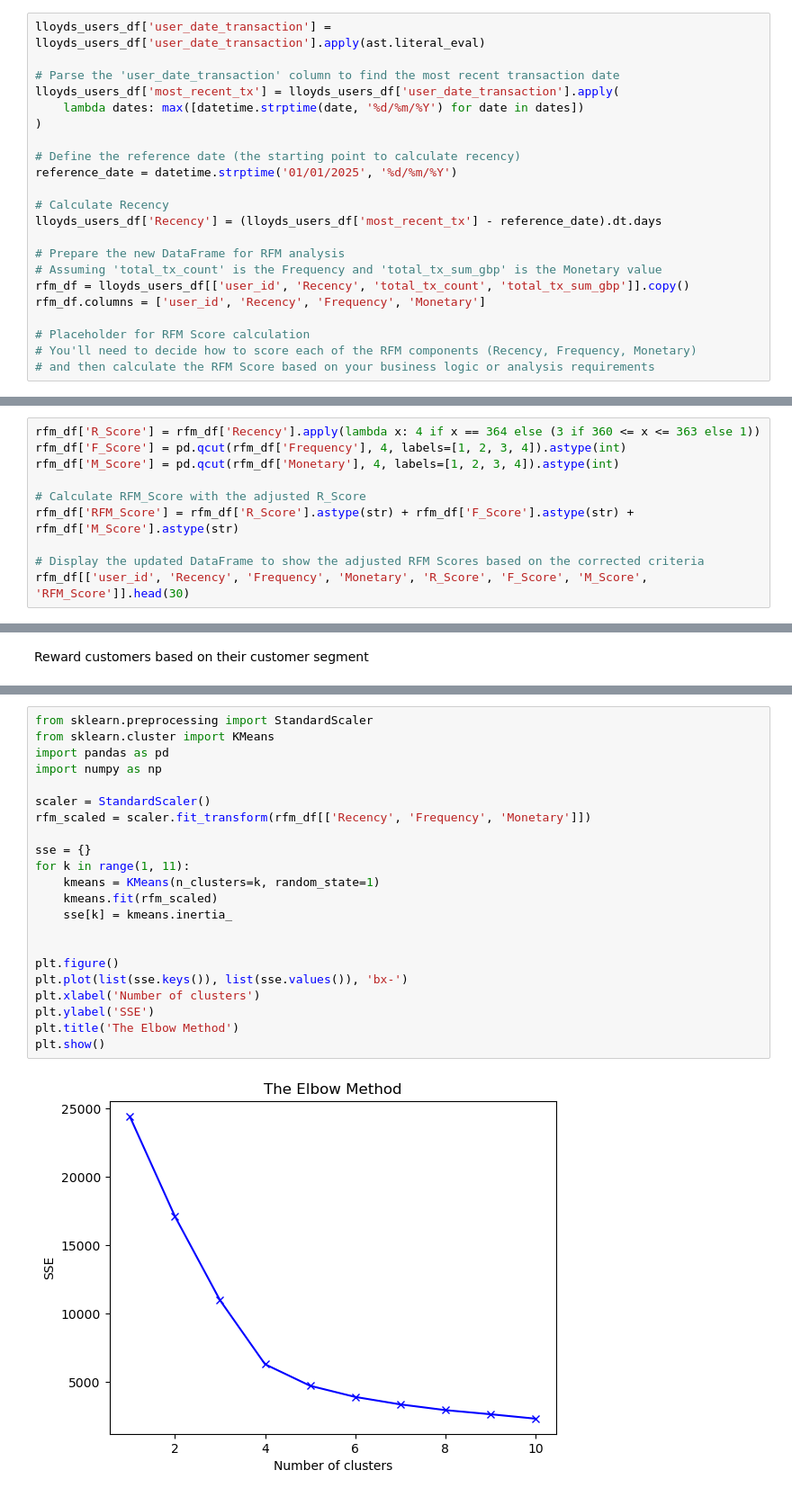
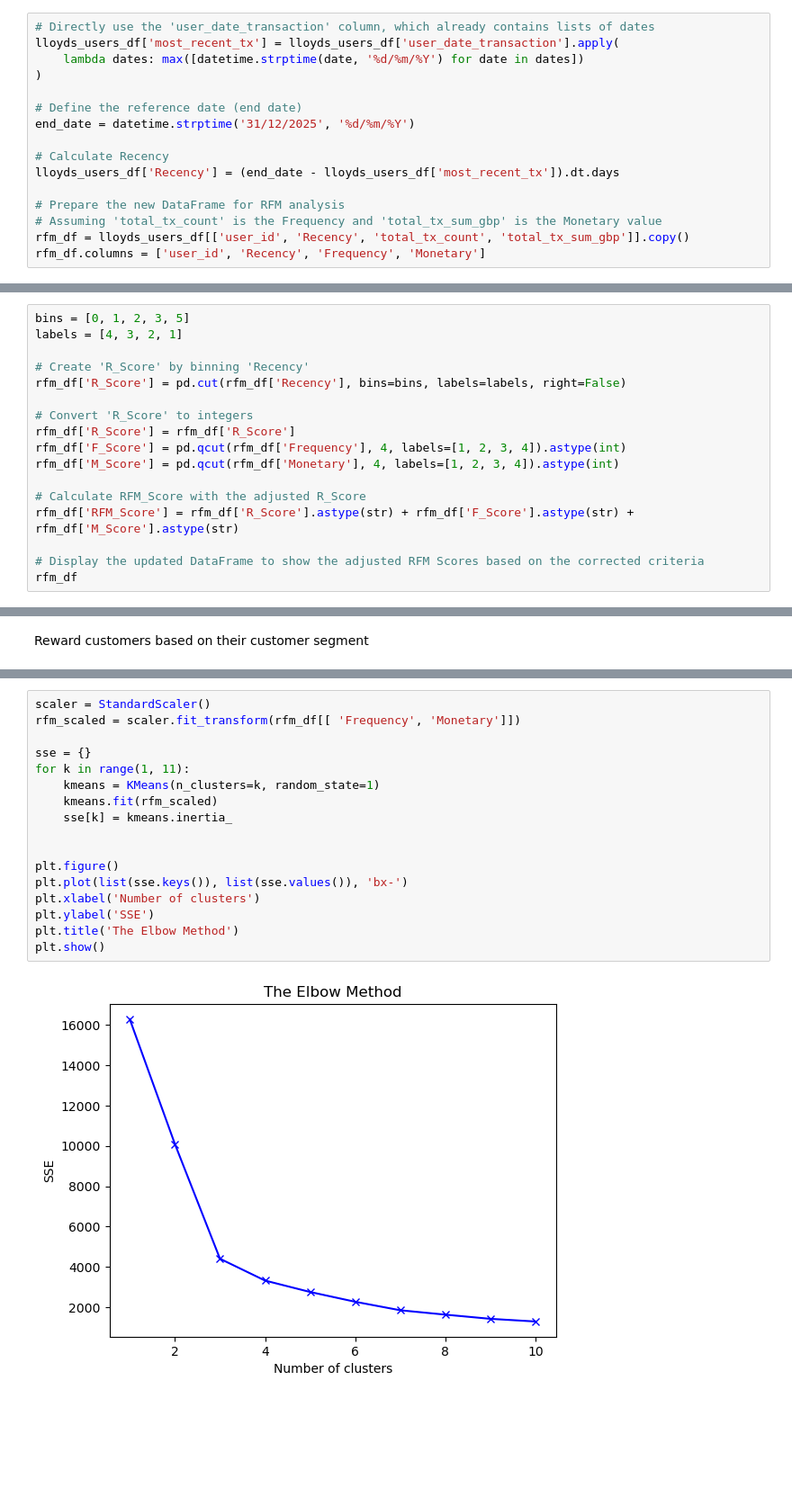
Before and after one commit to UoB-DSMP-2023-24/dsmp-2024-group27, a Jupyter notebook: RfmAnalysis/RFM analysis .ipynb, the cells around one changed output, grey strips where cells are left out. Shown at 90% size. Drawn from its saved outputs; the diff is of its cells as text; blank space fills up the shorter version.

```diff
--- a/RfmAnalysis/RFM analysis .ipynb
+++ b/RfmAnalysis/RFM analysis .ipynb
@@ -33,25 +49,19 @@ lloyds_users_df
 # %% [markdown]
 To calculate the recency value, I will calculate the days between the first date recorded (01/01/2025) and the user's most recent date of transaction. The Frequency value is from the 'total_tx_count' column, and the Monetary value is from the 'total_tx_sum_gbp' column.
 # %%
-lloyds_users_df['user_date_transaction'] = lloyds_users_df['user_date_transaction'].apply(ast.literal_eval)
-
-# Parse the 'user_date_transaction' column to find the most recent transaction date
+# Directly use the 'user_date_transaction' column, which already contains lists of dates
 lloyds_users_df['most_recent_tx'] = lloyds_users_df['user_date_transaction'].apply(
     lambda dates: max([datetime.strptime(date, '%d/%m/%Y') for date in dates])
 )
 
-# Define the reference date (the starting point to calculate recency)
-reference_date = datetime.strptime('01/01/2025', '%d/%m/%Y')
+# Define the reference date (end date)
+end_date = datetime.strptime('31/12/2025', '%d/%m/%Y')
 
 # Calculate Recency
-lloyds_users_df['Recency'] = (lloyds_users_df['most_recent_tx'] - reference_date).dt.days
+lloyds_users_df['Recency'] = (end_date - lloyds_users_df['most_recent_tx']).dt.days
 
 # Prepare the new DataFrame for RFM analysis
 # Assuming 'total_tx_count' is the Frequency and 'total_tx_sum_gbp' is the Monetary value
 rfm_df = lloyds_users_df[['user_id', 'Recency', 'total_tx_count', 'total_tx_sum_gbp']].copy()
 rfm_df.columns = ['user_id', 'Recency', 'Frequency', 'Monetary']
-
-# Placeholder for RFM Score calculation
-# You'll need to decide how to score each of the RFM components (Recency, Frequency, Monetary)
-# and then calculate the RFM Score based on your business logic or analysis requirements
 # %%
@@ -113,7 +119,14 @@ plt.show()
 # %% [markdown]
 There are many ways to calculate the RFM scores. After exploring my data and researching papers on RFM analysis, I decided to use a scale of 1-4 rather than 1-5 (the common way) given there is only 8142 unique customers in the dataset. Moreover, I will be assigning the scores for Frequency and Monetary values through using quartiles, since there is enough variation in the data to be split into 4 groups. However, all unique accounts seemed to have completed transactions in the last 5 days of the year. Therefore, I will assign a highest score of 4 to all of those who spent money on the last day of the year, and give the accounts who spent in the last 5 days of the year a 3.
 # %%
-rfm_df['R_Score'] = rfm_df['Recency'].apply(lambda x: 4 if x == 364 else (3 if 360 <= x <= 363 else 1))
+bins = [0, 1, 2, 3, 5]
+labels = [4, 3, 2, 1]
+
+# Create 'R_Score' by binning 'Recency'
+rfm_df['R_Score'] = pd.cut(rfm_df['Recency'], bins=bins, labels=labels, right=False)
+
+# Convert 'R_Score' to integers
+rfm_df['R_Score'] = rfm_df['R_Score']
 rfm_df['F_Score'] = pd.qcut(rfm_df['Frequency'], 4, labels=[1, 2, 3, 4]).astype(int)
 rfm_df['M_Score'] = pd.qcut(rfm_df['Monetary'], 4, labels=[1, 2, 3, 4]).astype(int)
 
@@ -121,6 +134,6 @@ rfm_df['M_Score'] = pd.qcut(rfm_df['Monetary'], 4, labels=[1, 2, 3, 4]).astype(i
 rfm_df['RFM_Score'] = rfm_df['R_Score'].astype(str) + rfm_df['F_Score'].astype(str) + rfm_df['M_Score'].astype(str)
 
 # Display the updated DataFrame to show the adjusted RFM Scores based on the corrected criteria
-rfm_df[['user_id', 'Recency', 'Frequency', 'Monetary', 'R_Score', 'F_Score', 'M_Score', 'RFM_Score']].head(30)
+rfm_df
 # %% [output]
 |  | user_id | Recency | Frequency | Monetary | R_Score | F_Score | M_Score | RFM_Score |
@@ -216,24 +207,19 @@ Reward customers based on their customer segment
 # %%
-from sklearn.preprocessing import StandardScaler
-from sklearn.cluster import KMeans
-import pandas as pd
-import numpy as np
-
 scaler = StandardScaler()
-rfm_scaled = scaler.fit_transform(rfm_df[['Recency', 'Frequency', 'Monetary']])
+rfm_scaled = scaler.fit_transform(rfm_df[[ 'Frequency', 'Monetary']])
 
 sse = {}
 for k in range(1, 11):
     kmeans = KMeans(n_clusters=k, random_state=1)
     kmeans.fit(rfm_scaled)
     sse[k] = kmeans.inertia_
 
 
 plt.figure()
 plt.plot(list(sse.keys()), list(sse.values()), 'bx-')
 plt.xlabel('Number of clusters')
 plt.ylabel('SSE')
 plt.title('The Elbow Method')
 plt.show()
 # %% [output]
-[figure, old version]
+[figure, new version]
```
Also changed, not shown: parts of 34 cells of this notebook, 4 other files.
